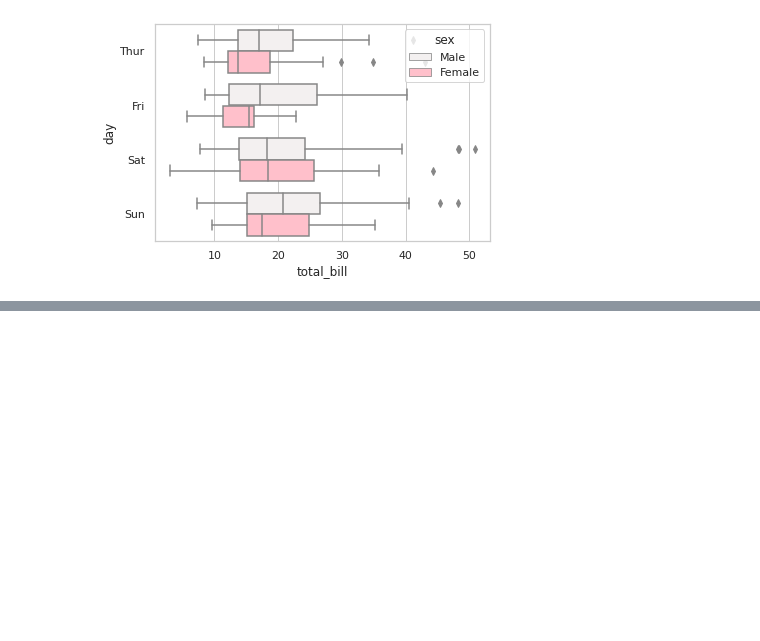
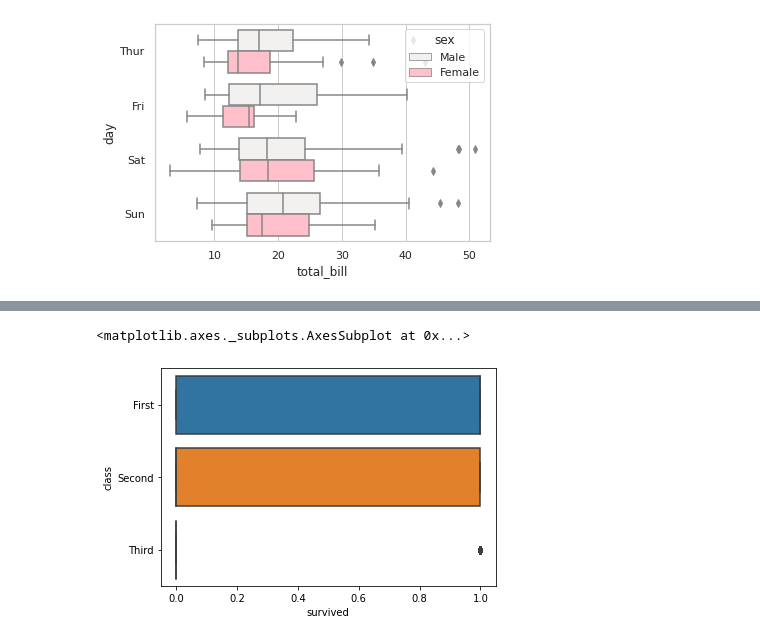
Before and after one commit to Shanzacodes/Data_Science_for_Beginners, a Jupyter notebook: Boxplots.ipynb, the cells around one changed output, grey strips where cells are left out. Saved outputs shown, nothing was run; the diff lists cells and outputs as text; code cells hidden in the pictures; blank space fills up the shorter version.

```diff
--- a/Boxplots.ipynb
+++ b/Boxplots.ipynb
@@ -174,3 +176,10 @@ seaborn.boxplot(x='total_bill', y='day', hue='sex', color='pink', data=t, satura
 # %% [output]
 <matplotlib.axes._subplots.AxesSubplot at 0x...>
 [figure]
+# %%
+import seaborn as sns
+import pandas as pd
+import numpy as np
+
+boat = sns.load_dataset('titanic')
+boat.head()
@@ -176,0 +193,7 @@ seaborn.boxplot(x='total_bill', y='day', hue='sex', color='pink', data=t, satura
+# %%
+sns.boxplot(x= "survived",
+            y="class",
+            data=boat)
+# %% [output]
+<matplotlib.axes._subplots.AxesSubplot at 0x...>
+[figure, added]
```
Also changed, not shown: parts of 3 cells of this notebook.
